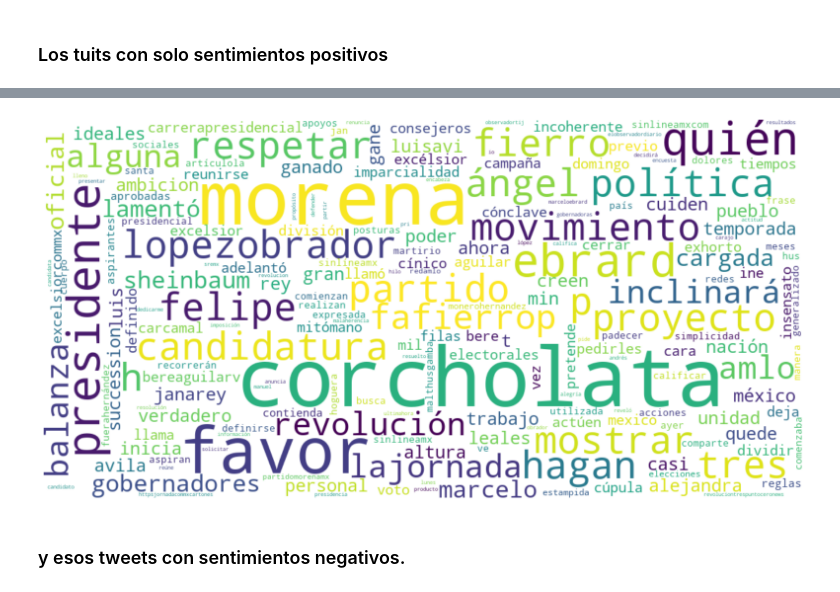
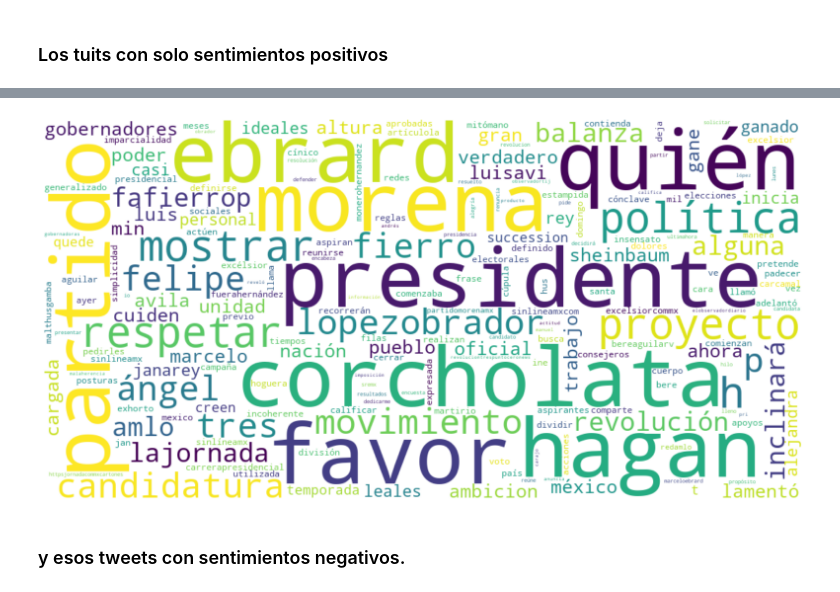
Before and after one commit to fitomx19/analisis-twitter-sentiments, a Jupyter notebook: AnalisisSentimientos.ipynb, the cells around one changed output, grey strips where cells are left out. Drawn from its saved outputs; the diff is of its cells as text; code cells hidden in the pictures.

```diff
--- a/AnalisisSentimientos.ipynb
+++ b/AnalisisSentimientos.ipynb
@@ -156,10 +156,10 @@ plt
 # %%
 all_positive_tweets = " ".join(tweet for tweet in df[df['Sentiment[NLTK]'] == 'Positive']['tweet'])
 
-wordcloud = WordCloud(width=1024, height=512, random_state=21, max_font_size=110, background_color='white').generate(all_positive_tweets)
+wordcloud = WordCloud(width=1024, height=512, random_state=21, max_font_size=110, background_color='white', relative_scaling=0).generate(all_positive_tweets)
 
 plt.figure(figsize=(20, 10))
 plt.imshow(wordcloud, interpolation="bilinear")
 plt.axis('off')
-plt
+plt.show()
 # %% [output]
@@ -167,4 +166,4 @@ plt
-[figure, old version]
+[figure, new version]
 # %% [markdown]
 ### y esos tweets con sentimientos negativos.
 # %%
```
Also changed, not shown: parts of 2 cells of this notebook, 1 other file.
